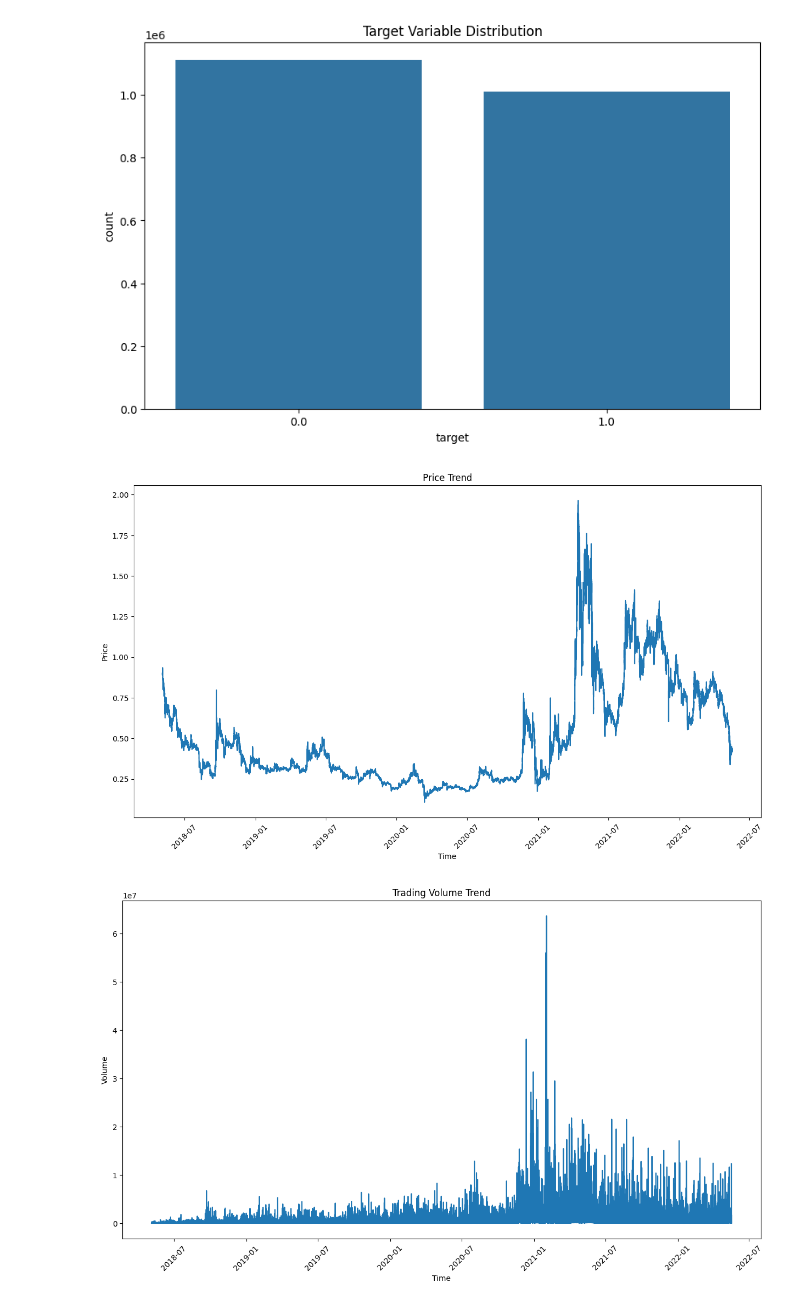
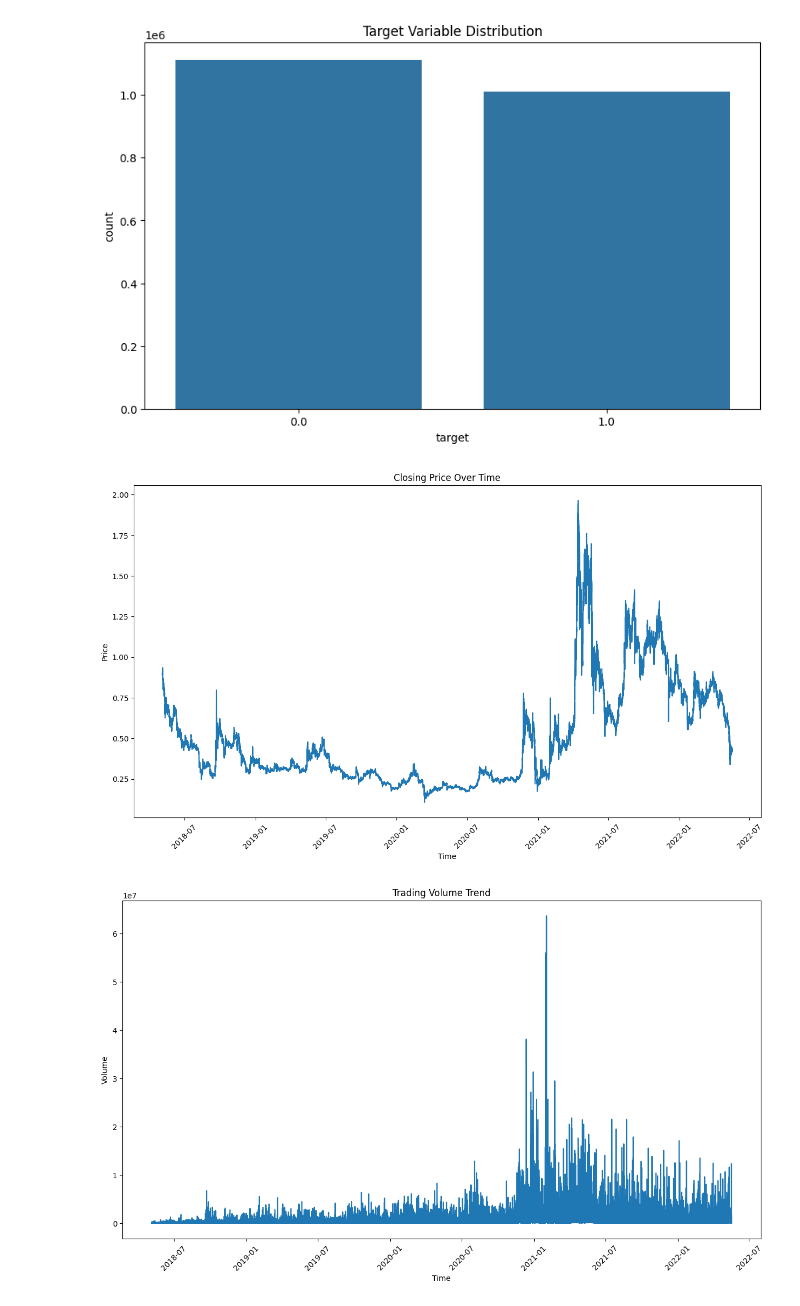
Before and after one commit to MichaelChenGithub/Directional-Forecasting-in-Cryptocurrencies, a Jupyter notebook: EDA.ipynb, the cells around one changed output. Cells and saved outputs as stored; diff of their text form; code cells hidden in the pictures.

```diff
--- a/EDA.ipynb
+++ b/EDA.ipynb
@@ -95,14 +88,14 @@ Name: proportion, dtype: float64
 # %%
 # Price trend
 plt.figure(figsize=(15, 8))
 plt.plot(df['timestamp'], df['close'])
-plt.title('Price Trend')
+plt.title('Closing Price Over Time')
 plt.xlabel('Time')
 plt.ylabel('Price')
 plt.xticks(rotation=45)
 plt.show()
 # %% [output]
-[figure, old version]
+[figure, new version]
 # %%
 # Trading Volume Trend
 plt.figure(figsize=(15, 8))
```
Also changed, not shown: parts of 33 cells of this notebook.
